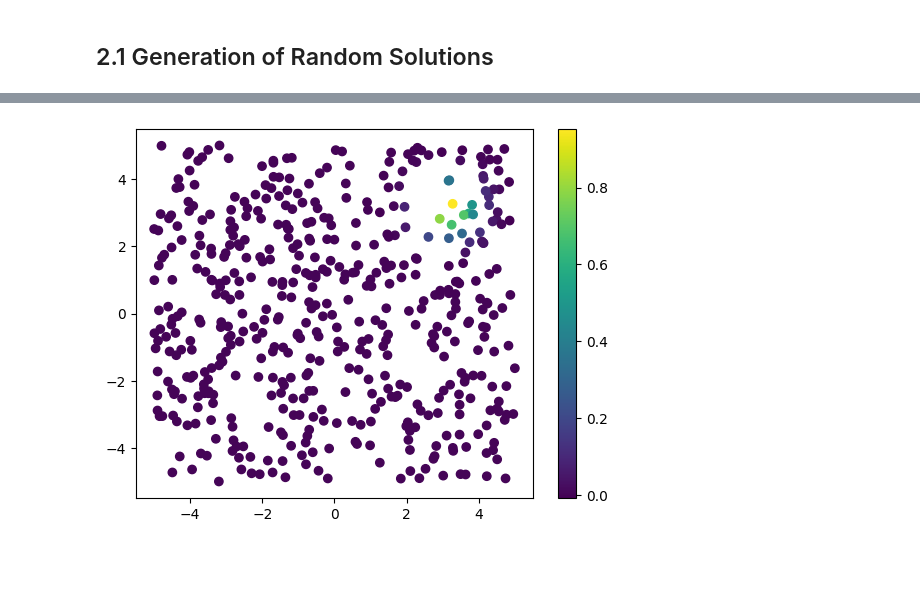
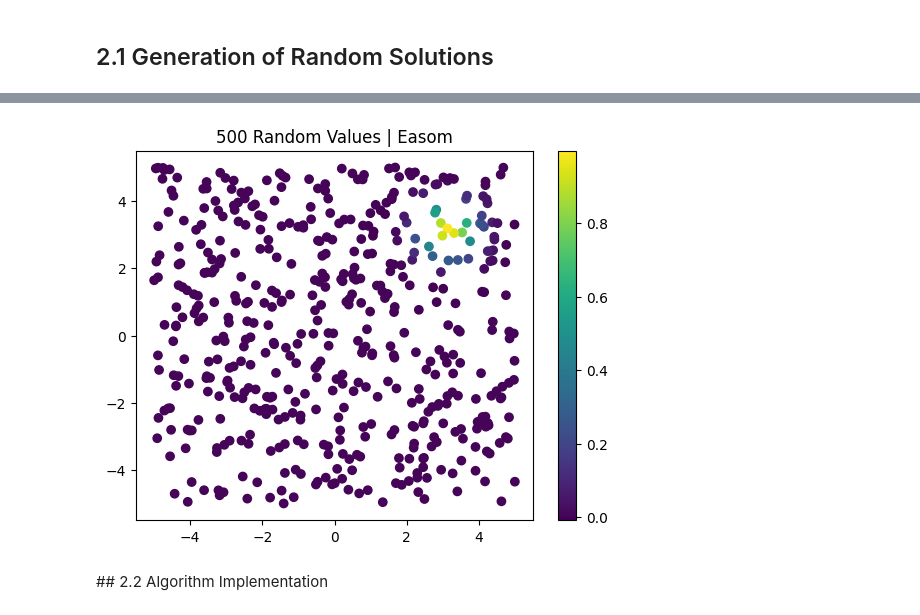
Before and after one commit to bobbymannino/comp2002-report, a Jupyter notebook: book.ipynb, the cells around one changed output, grey strips where cells are left out. Saved outputs shown, nothing was run; the diff lists cells and outputs as text; code cells hidden in the pictures; blank space fills up the shorter version.

```diff
--- a/book.ipynb
+++ b/book.ipynb
@@ -205,7 +205,7 @@ def modified_schaffer(x, y):
 def easom(x, y):
     return cos(x) * cos(y) * exp(-((x - pi)**2 + (y - pi)**2));
 # %%
-def plot500RandomValues(fn):
+def plot500RandomValues(fn, label: str):
     x = np.random.uniform(-5, 5, 500);
     y = np.random.uniform(-5, 5, 500);
 
@@ -217,5 +217,6 @@ def plot500RandomValues(fn):
     plt.figure();
     plt.scatter(x, y, c=z);
     plt.colorbar();
+    plt.title(label);
     plt.show();
 # %%
@@ -229,4 +230,6 @@ plot500RandomValues(modified_schaffer);
 # %%
-plot500RandomValues(easom);
+plot500RandomValues(easom, '500 Random Values | Easom');
 # %% [output]
-[figure, old version]
+[figure, new version]
+# %% [markdown]
+## 2.2 Algorithm Implementation
```
Also changed, not shown: parts of 3 cells of this notebook.
